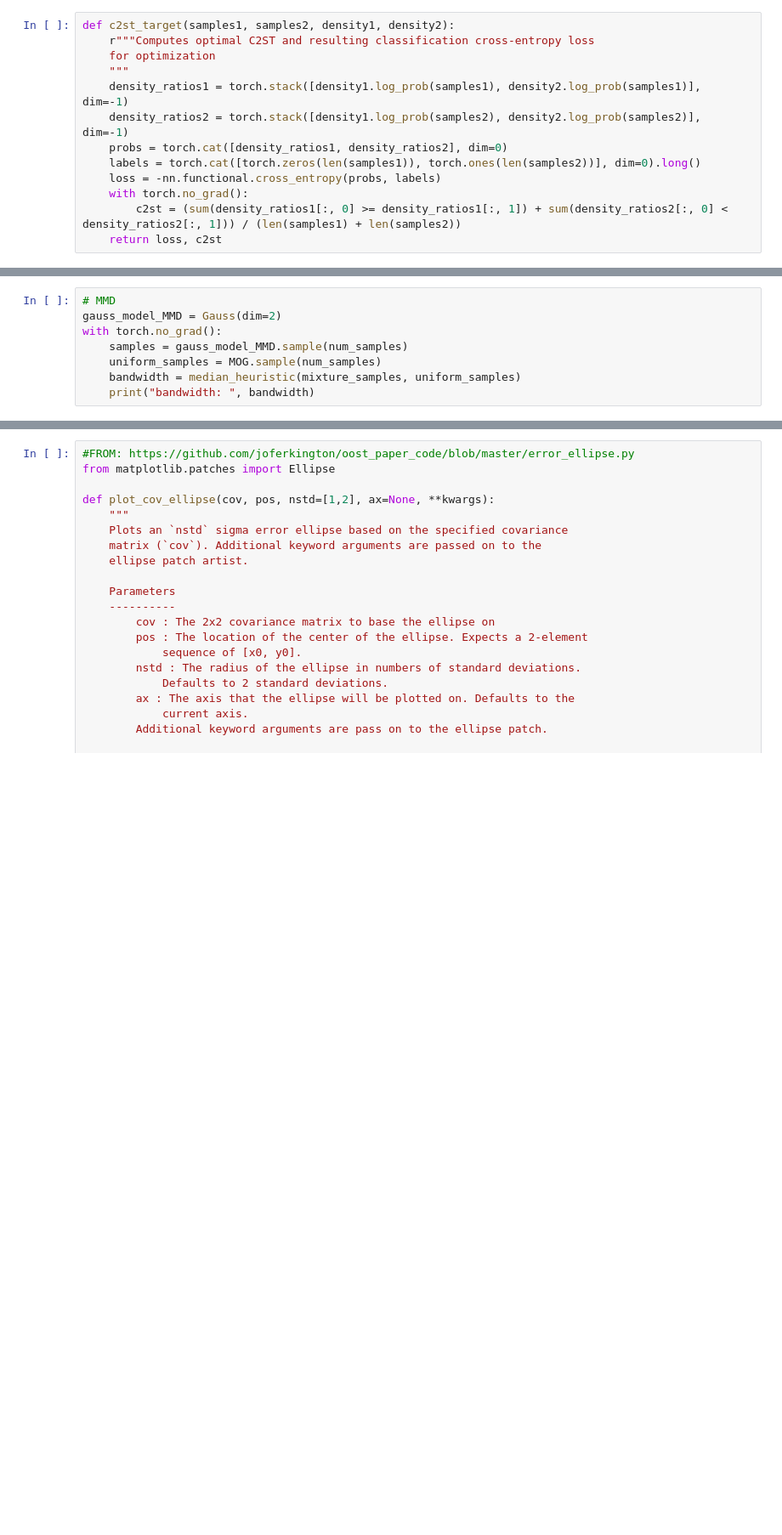
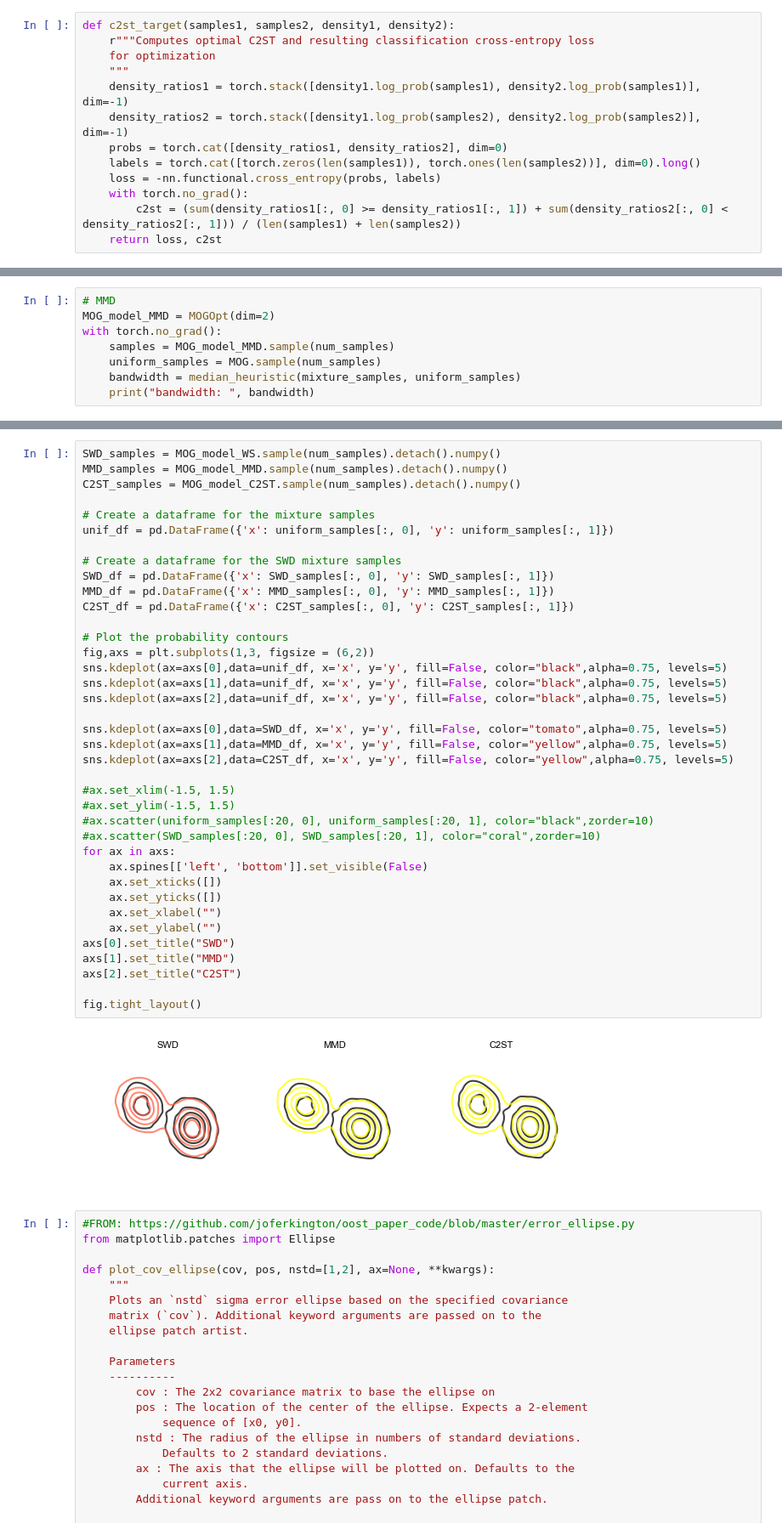
Before and after one commit to mackelab/labproject, a Jupyter notebook: docs/notebooks/wellspecified_fit.ipynb, the cells around one changed output, grey strips where cells are left out. Shown at 85% size. Drawn from its saved outputs; the diff is of its cells as text; blank space fills up the shorter version.

```diff
--- a/docs/notebooks/wellspecified_fit.ipynb
+++ b/docs/notebooks/wellspecified_fit.ipynb
@@ -143,8 +239,8 @@ for epoch in range(n_iters):
 # %%
 # MMD
-gauss_model_MMD = Gauss(dim=2)
+MOG_model_MMD = MOGOpt(dim=2)
 with torch.no_grad():
-    samples = gauss_model_MMD.sample(num_samples)
+    samples = MOG_model_MMD.sample(num_samples)
     uniform_samples = MOG.sample(num_samples)
     bandwidth = median_heuristic(mixture_samples, uniform_samples)
     print("bandwidth: ", bandwidth)
@@ -183,3 +358,43 @@ gauss_model_WS.eval()
+# %%
+SWD_samples = MOG_model_WS.sample(num_samples).detach().numpy()
+MMD_samples = MOG_model_MMD.sample(num_samples).detach().numpy()
+C2ST_samples = MOG_model_C2ST.sample(num_samples).detach().numpy()
+
+# Create a dataframe for the mixture samples
+unif_df = pd.DataFrame({'x': uniform_samples[:, 0], 'y': uniform_samples[:, 1]})
+
+# Create a dataframe for the SWD mixture samples
+SWD_df = pd.DataFrame({'x': SWD_samples[:, 0], 'y': SWD_samples[:, 1]})
+MMD_df = pd.DataFrame({'x': MMD_samples[:, 0], 'y': MMD_samples[:, 1]})
+C2ST_df = pd.DataFrame({'x': C2ST_samples[:, 0], 'y': C2ST_samples[:, 1]})
+
+# Plot the probability contours
+fig,axs = plt.subplots(1,3, figsize = (6,2))
+sns.kdeplot(ax=axs[0],data=unif_df, x='x', y='y', fill=False, color="black",alpha=0.75, levels=5)
+sns.kdeplot(ax=axs[1],data=unif_df, x='x', y='y', fill=False, color="black",alpha=0.75, levels=5)
+sns.kdeplot(ax=axs[2],data=unif_df, x='x', y='y', fill=False, color="black",alpha=0.75, levels=5)
+
+sns.kdeplot(ax=axs[0],data=SWD_df, x='x', y='y', fill=False, color="tomato",alpha=0.75, levels=5)
+sns.kdeplot(ax=axs[1],data=MMD_df, x='x', y='y', fill=False, color="yellow",alpha=0.75, levels=5)
+sns.kdeplot(ax=axs[2],data=C2ST_df, x='x', y='y', fill=False, color="yellow",alpha=0.75, levels=5)
+
+#ax.set_xlim(-1.5, 1.5)
+#ax.set_ylim(-1.5, 1.5)
+#ax.scatter(uniform_samples[:20, 0], uniform_samples[:20, 1], color="black",zorder=10)
+#ax.scatter(SWD_samples[:20, 0], SWD_samples[:20, 1], color="coral",zorder=10)
+for ax in axs:
+    ax.spines[['left', 'bottom']].set_visible(False)
+    ax.set_xticks([])
+    ax.set_yticks([])
+    ax.set_xlabel("")
+    ax.set_ylabel("")
+axs[0].set_title("SWD")
+axs[1].set_title("MMD")
+axs[2].set_title("C2ST")
+
+fig.tight_layout()
+# %% [output]
+[figure, added]
 # %%
 #FROM: https://github.com/joferkington/oost_paper_code/blob/master/error_ellipse.py
 from matplotlib.patches import Ellipse
```
Also changed, not shown: parts of 19 cells of this notebook.
